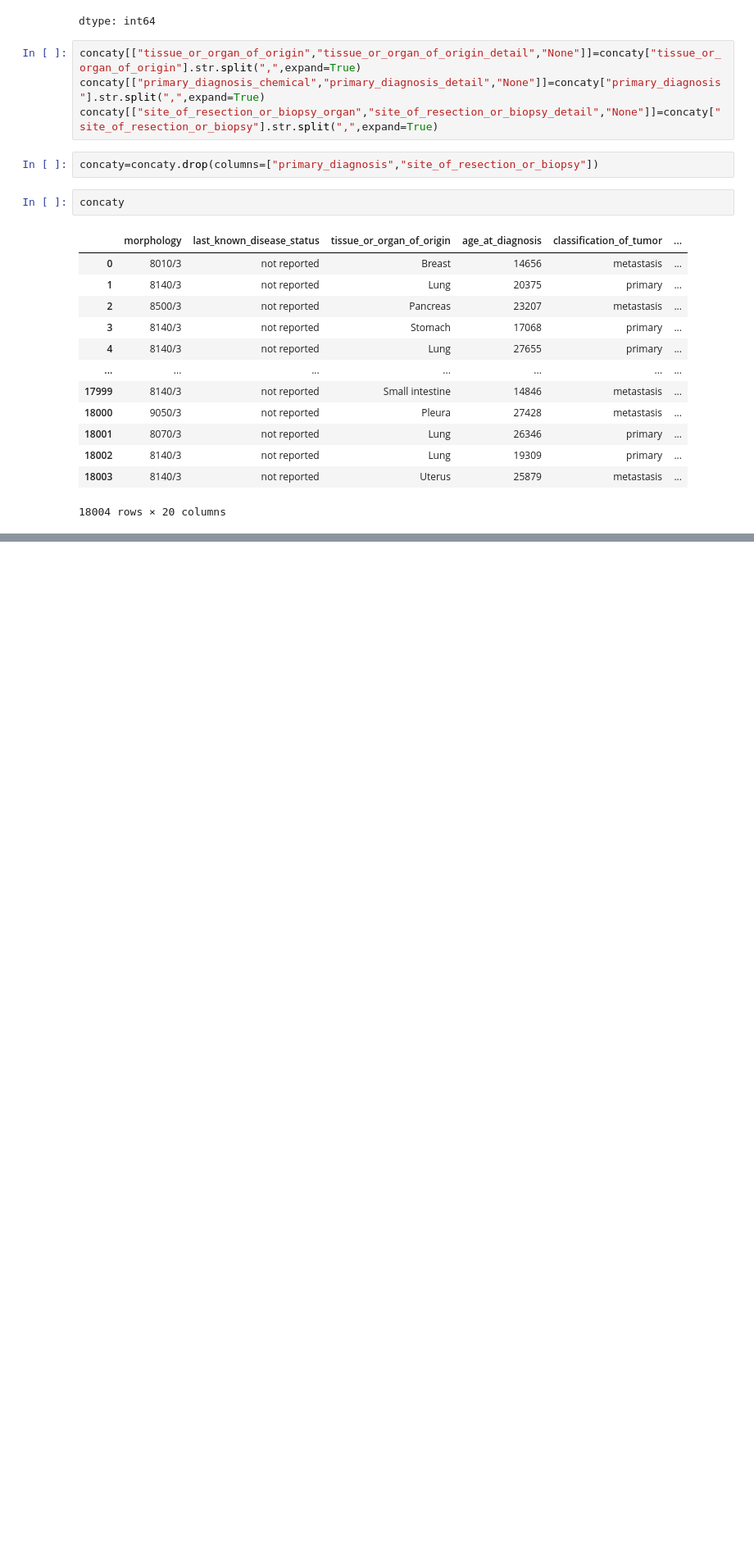
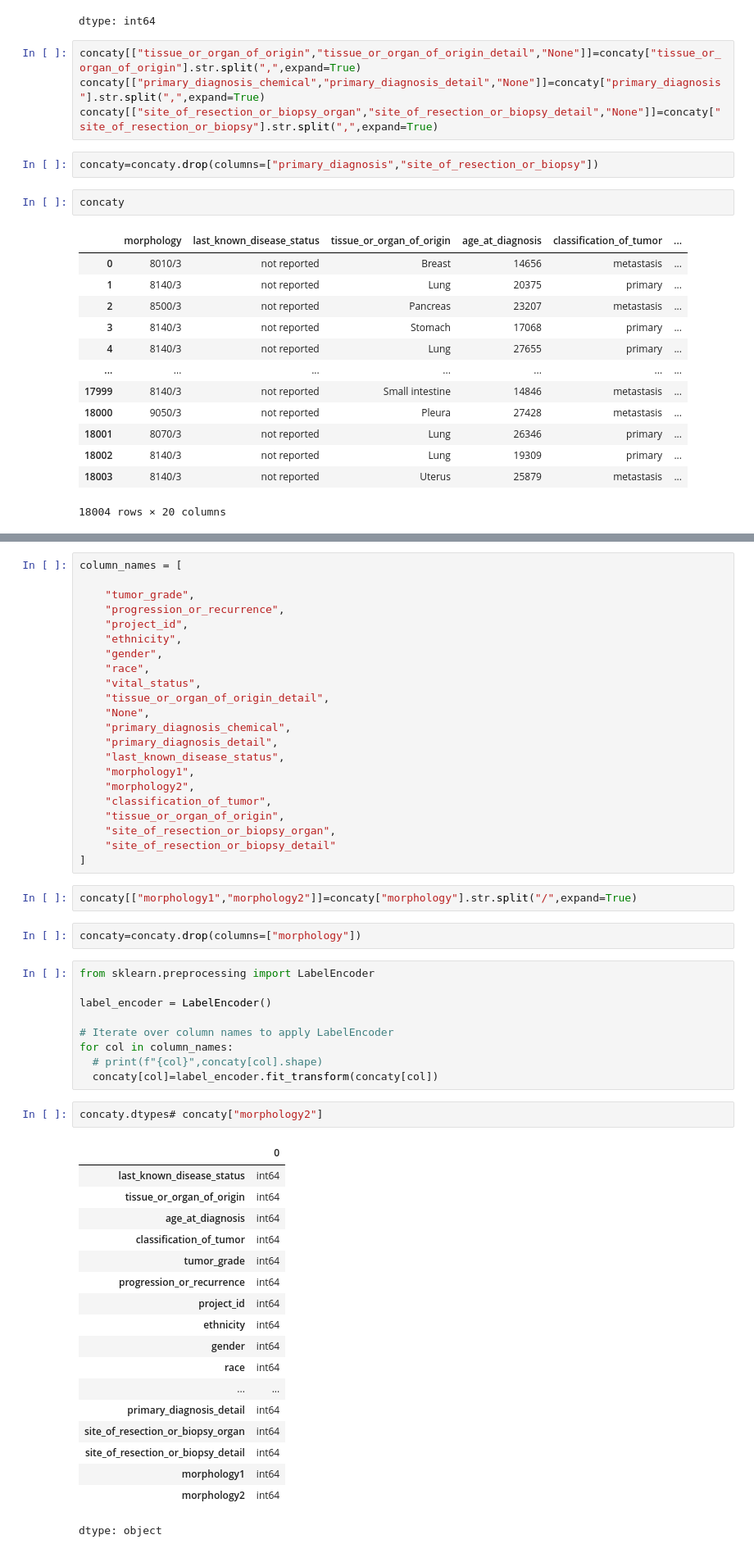
Before and after one commit to Murad460/Data_Science_Projects, a Jupyter notebook: clinical_genes.ipynb, the cells around one changed output, grey strips where cells are left out. Shown: that part at 82% size. Saved outputs shown, nothing was run; the diff lists cells and outputs as text; blank space fills up the shorter version.

```diff
--- a/clinical_genes.ipynb
+++ b/clinical_genes.ipynb
@@ -139,0 +154,56 @@ concaty
+# %%
+column_names = [
+
+    "tumor_grade",
+    "progression_or_recurrence",
+    "project_id",
+    "ethnicity",
+    "gender",
+    "race",
+    "vital_status",
+    "tissue_or_organ_of_origin_detail",
+    "None",
+    "primary_diagnosis_chemical",
+    "primary_diagnosis_detail",
+    "last_known_disease_status",
+    "morphology1",
+    "morphology2",
+    "classification_of_tumor",
+    "tissue_or_organ_of_origin",
+    "site_of_resection_or_biopsy_organ",
+    "site_of_resection_or_biopsy_detail"
+]
+# %%
+concaty[["morphology1","morphology2"]]=concaty["morphology"].str.split("/",expand=True)
+# %%
+concaty=concaty.drop(columns=["morphology"])
+# %%
+from sklearn.preprocessing import LabelEncoder
+
+label_encoder = LabelEncoder()
+
+# Iterate over column names to apply LabelEncoder
+for col in column_names:
+  # print(f"{col}",concaty[col].shape)
+  concaty[col]=label_encoder.fit_transform(concaty[col])
+# %%
+concaty.dtypes# concaty["morphology2"]
+# %% [output]
+|  | 0 |
+| last_known_disease_status | int64 |
+| tissue_or_organ_of_origin | int64 |
+| age_at_diagnosis | int64 |
+| classification_of_tumor | int64 |
+| tumor_grade | int64 |
+| progression_or_recurrence | int64 |
+| project_id | int64 |
+| ethnicity | int64 |
+| gender | int64 |
+| race | int64 |
+| ... | ... |
+| primary_diagnosis_detail | int64 |
+| site_of_resection_or_biopsy_organ | int64 |
+| site_of_resection_or_biopsy_detail | int64 |
+| morphology1 | int64 |
+| morphology2 | int64 |
+dtype: object
```
Also changed, not shown: parts of 22 cells of this notebook.
